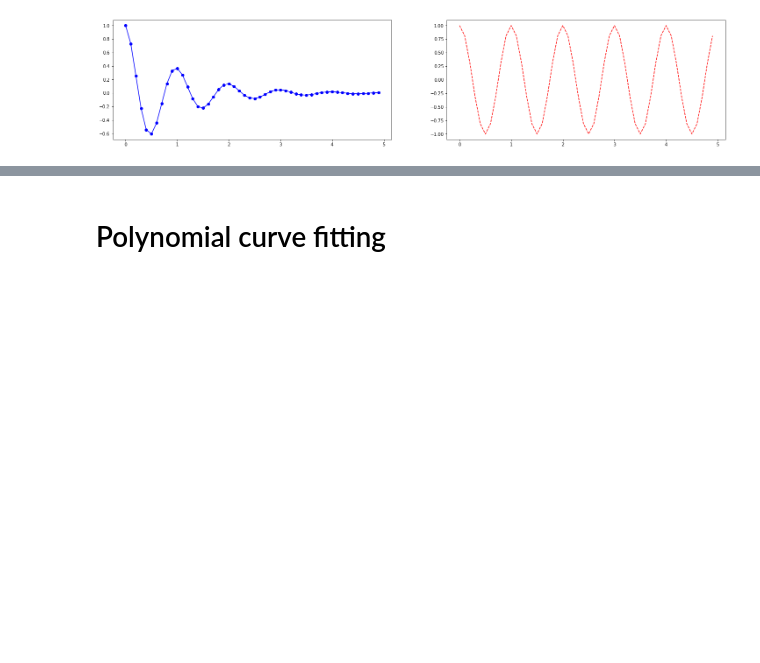
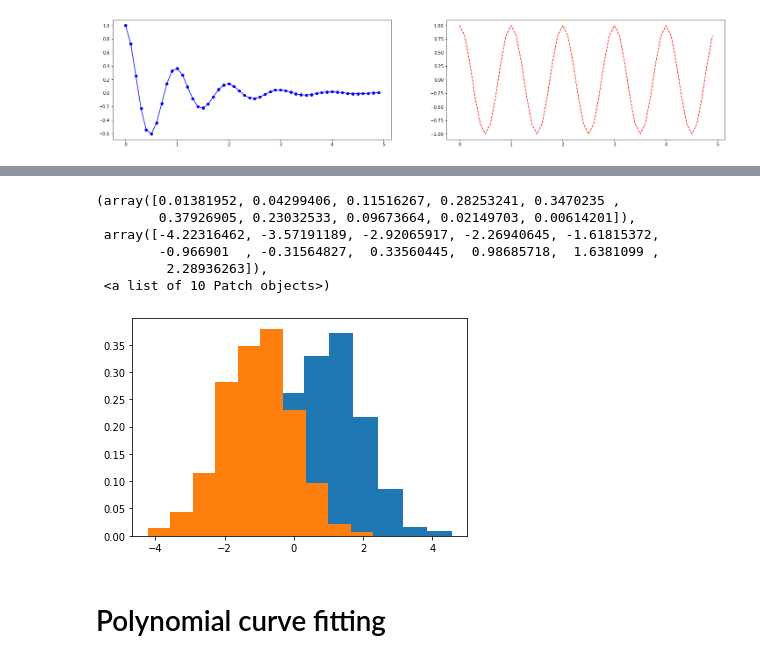
Before and after one commit to tejuafonja/course__uds_ml21, a Jupyter notebook: Jupyter Notebooks/Tutorial_1_-_Jupyter_Notebook.ipynb, the cells around one changed output, grey strips where cells are left out. Drawn from its saved outputs; the diff is of its cells as text; code cells hidden in the pictures; blank space fills up the shorter version.

```diff
--- a/Jupyter Notebooks/Tutorial_1_-_Jupyter_Notebook.ipynb
+++ b/Jupyter Notebooks/Tutorial_1_-_Jupyter_Notebook.ipynb
@@ -225,3 +246,15 @@ plt.show()
+# %%
+plt.hist(np.random.normal(loc=1.0, scale=1.0, size=1000), density=True)
+plt.hist(np.random.normal(loc=-1.0, scale=1.0, size=1000),  density=True)
+# plt.plot([0]*1000,  gaussian(p, -10, 1), c='r')
+# %% [output]
+(array([0.01381952, 0.04299406, 0.11516267, 0.28253241, 0.3470235 ,
+        0.37926905, 0.23032533, 0.09673664, 0.02149703, 0.00614201]),
+ array([-4.22316462, -3.57191189, -2.92065917, -2.26940645, -1.61815372,
+        -0.966901  , -0.31564827,  0.33560445,  0.98685718,  1.6381099 ,
+         2.28936263]),
+ <a list of 10 Patch objects>)
+[figure, added]
 # %% [markdown]
 # Polynomial curve fitting
 # %%
```
Also changed, not shown: parts of 8 cells of this notebook, 6 other files.
